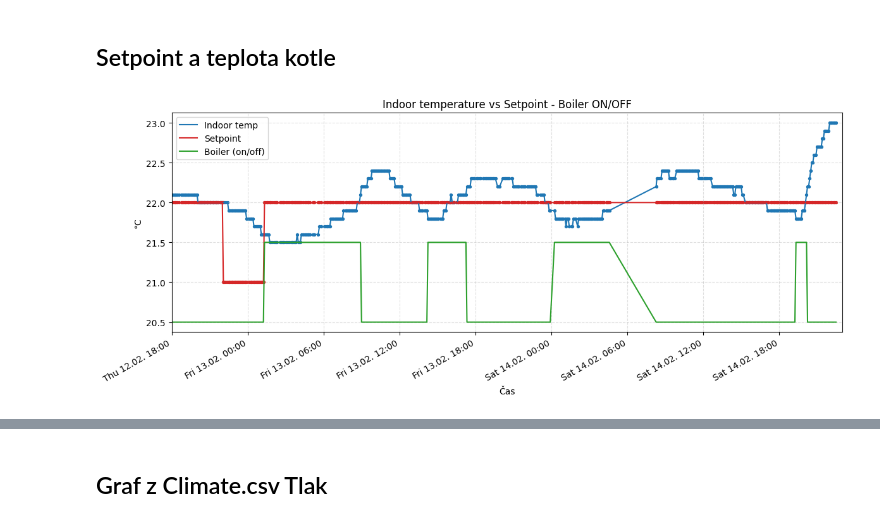
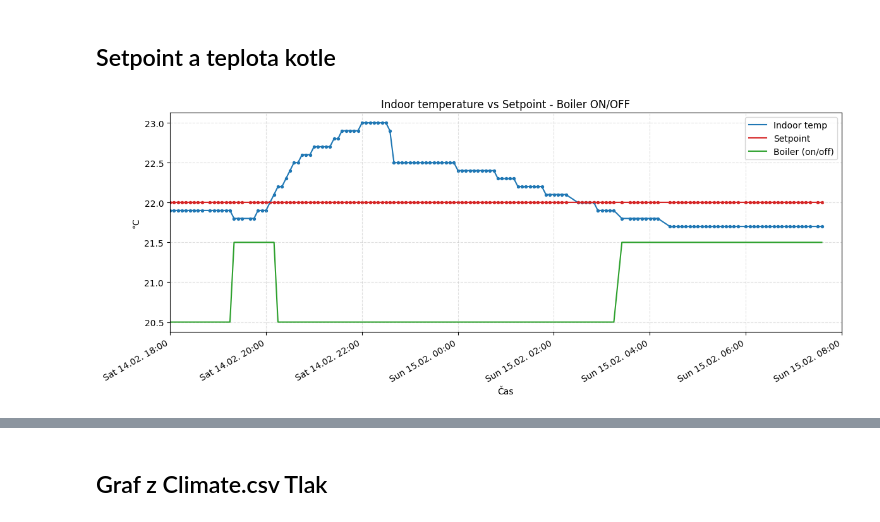
Before and after one commit to MarekCoderslab/Teploty_kotle, a Jupyter notebook: Teplota_kotle.ipynb, the cells around one changed output, grey strips where cells are left out. Cells and saved outputs as stored; diff of their text form; code cells hidden in the pictures.

```diff
--- a/Teplota_kotle.ipynb
+++ b/Teplota_kotle.ipynb
@@ -394,8 +394,8 @@ import matplotlib.dates as mdates
 df_climate["time"] = pd.to_datetime(df_climate["timestamp"], unit="s") + pd.to_timedelta(1, "h")
 
 # --- ČASOVÉ OKNO (naivní, protože df_climate["time"] je také naivní) ---
-start_time = pd.Timestamp("2026-02-12 18:00:00")
-end_time   = pd.Timestamp("2026-02-14 23:00:00")
+start_time = pd.Timestamp("2026-02-14 18:00:00")
+end_time   = pd.Timestamp("2026-02-15 8:00:00")
 
 # -----------------------------
 # GRAF
@@ -405,34 +405,34 @@ fig, ax = plt.subplots(figsize=(12, 5))
 # Indoor temp
 ax.plot(df_climate["time"], df_climate["temp_indoor"], label="Indoor temp",
         color="tab:blue", linewidth=1.5)
 ax.scatter(df_climate["time"], df_climate["temp_indoor"], s=8, color="tab:blue")
 
 # Setpoint
 ax.plot(df_climate["time"], df_climate["setpoint"], label="Setpoint",
         color="tab:red", linewidth=1.5)
 ax.scatter(df_climate["time"], df_climate["setpoint"], s=8, color="tab:red")
 
 # Boiler (0/1) posunutý nahoru
 ax.plot(df_climate["time"], df_climate["boiler"] + 20.5,
         label="Boiler (on/off)", color="tab:green", linewidth=1.5)
 
 # --- ČASOVÉ OKNO ---
 ax.set_xlim(start_time, end_time)
 
 ax.set_title("Indoor temperature vs Setpoint - Boiler ON/OFF")
 ax.set_xlabel("Čas")
 ax.set_ylabel("°C")
 ax.grid(True, linestyle="--", alpha=0.4)
 ax.legend()
 
 ax.xaxis.set_major_locator(mdates.AutoDateLocator())
 ax.xaxis.set_major_formatter(mdates.DateFormatter('%a %d.%m. %H:%M'))
 fig.autofmt_xdate()
 
 plt.tight_layout()
 plt.show()
 # %% [output]
-[figure, old version]
+[figure, new version]
 # %%
 from IPython.display import Markdown, display
 
```
Also changed, not shown: parts of 10 cells of this notebook, 4 other files.
